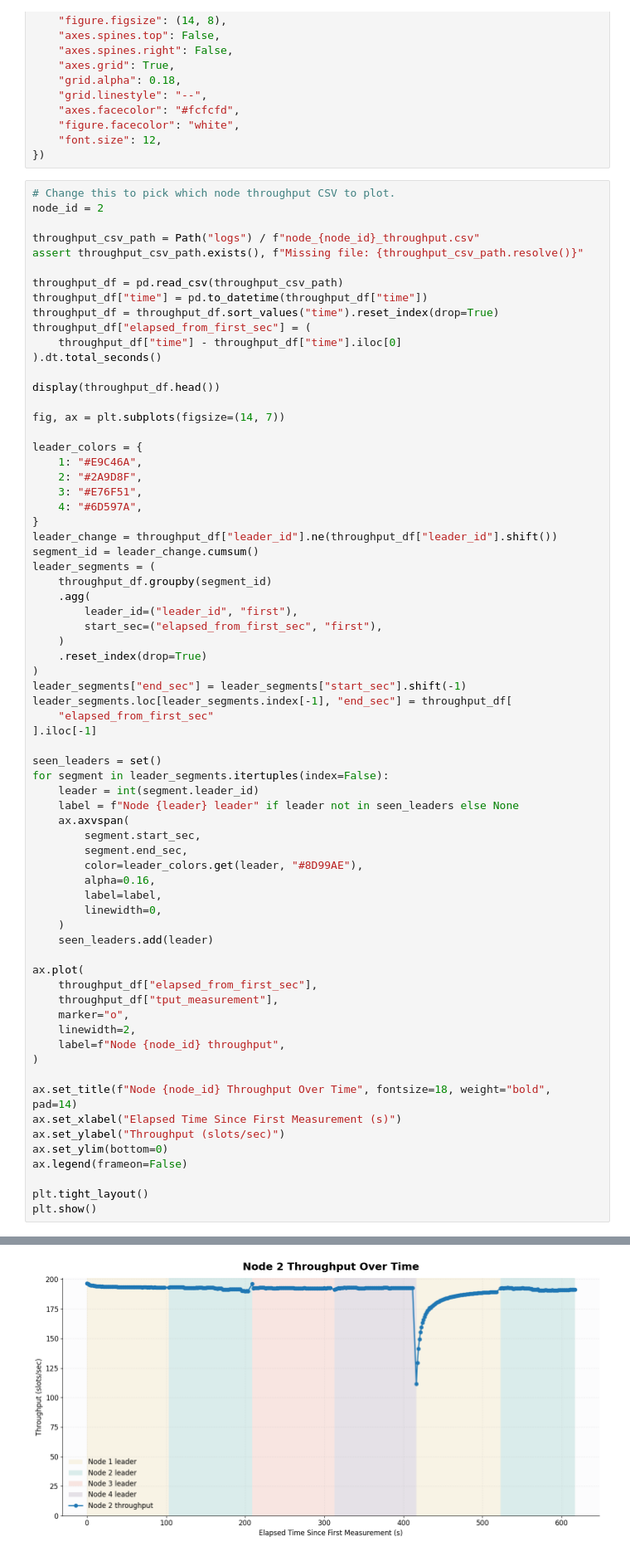
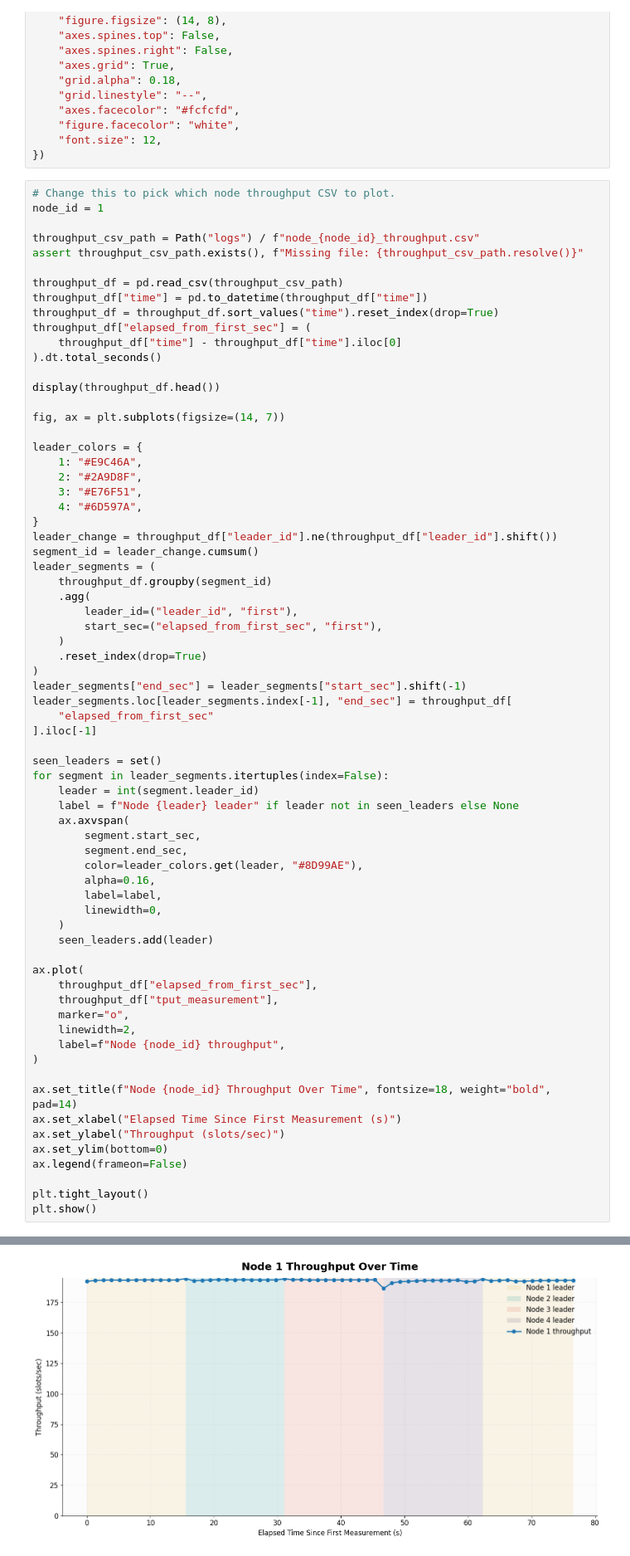
Before and after one commit to Michael112233/pbft, a Jupyter notebook: plot_tps_series.ipynb, the cells around one changed output, grey strips where cells are left out. Shown at 83% size. Cells and saved outputs as stored; diff of their text form.

```diff
--- a/plot_tps_series.ipynb
+++ b/plot_tps_series.ipynb
@@ -23,7 +23,7 @@ plt.rcParams.update({
 })
 # %%
 # Change this to pick which node throughput CSV to plot.
-node_id = 2
+node_id = 1
 
 throughput_csv_path = Path("logs") / f"node_{node_id}_throughput.csv"
 assert throughput_csv_path.exists(), f"Missing file: {throughput_csv_path.resolve()}"
@@ -100,4 +100,4 @@ plt.show()
-[figure, old version]
+[figure, new version]
 # %%
 json_path = Path("perfxo.json")
 assert json_path.exists(), f"Missing file: {json_path.resolve()}"
```
Also changed, not shown: parts of 1 cell of this notebook, 28 other files.
